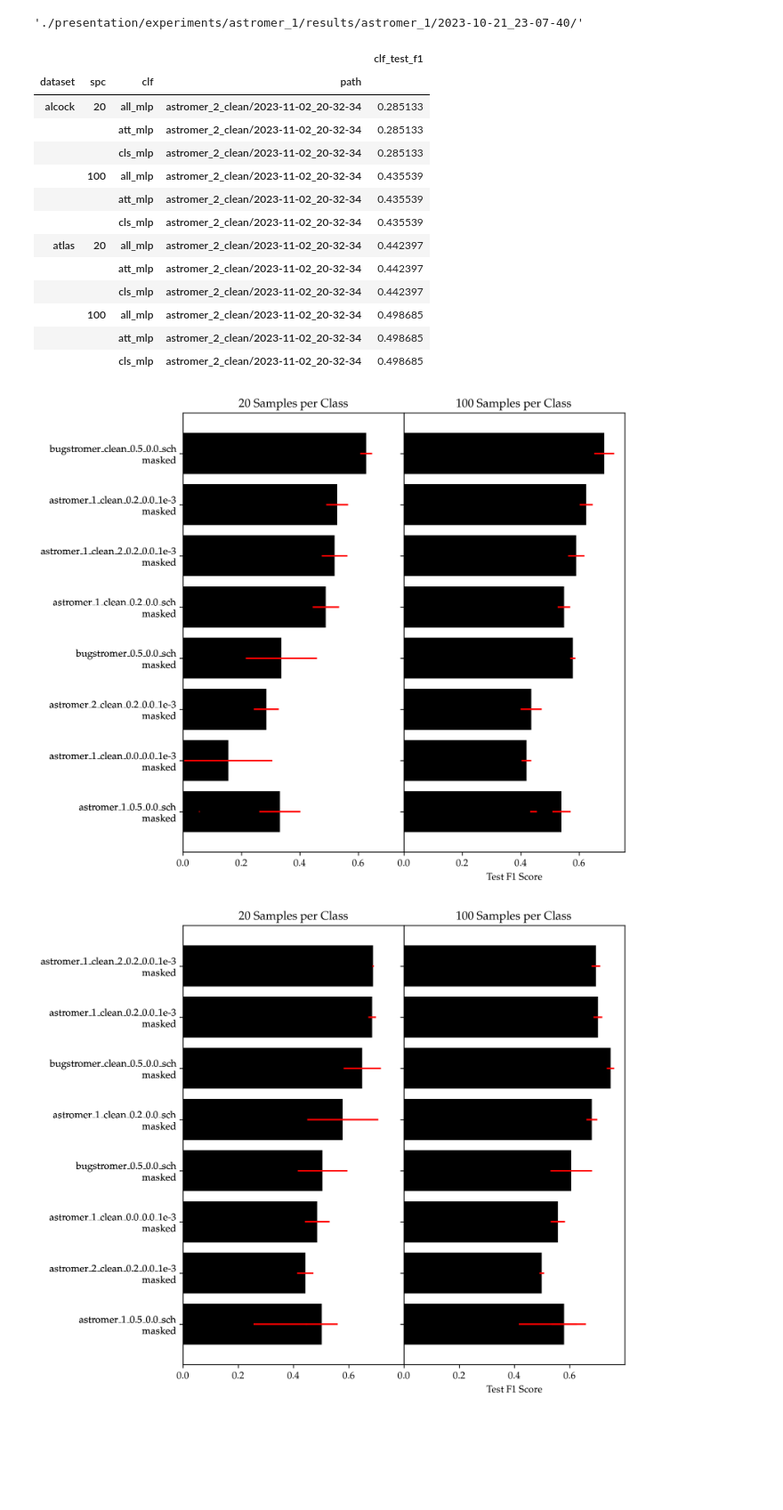
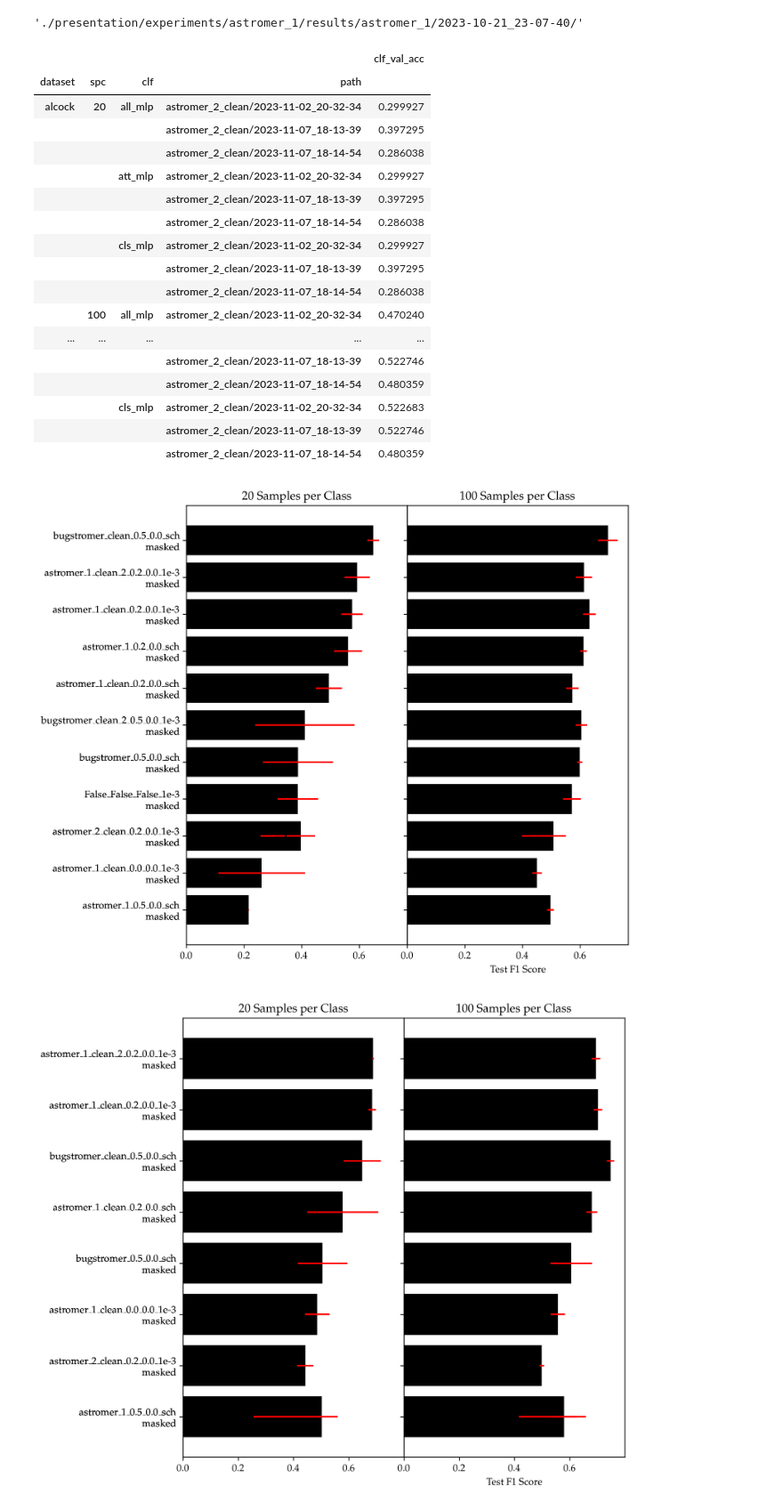
Before and after one commit to cridonoso/astromer, a Jupyter notebook: presentation/notebooks/comparing_models.ipynb, the cells around one changed output. Shown at 89% size. Saved outputs shown, nothing was run; the diff lists cells and outputs as text; code cells hidden in the pictures; blank space fills up the shorter version.

```diff
--- a/presentation/notebooks/comparing_models.ipynb
+++ b/presentation/notebooks/comparing_models.ipynb
@@ -57,8 +57,9 @@ tags = ['50\% Probed', '20\% Probed']
 # %%
 all_folders = []
 for f in folders:
-    all_folders+=glob(os.path.join(f, '*', '*'))
-del all_folders[-3]
+    partial = glob(os.path.join(f, '*', '*'))
+    all_folders+=partial
+# del all_folders[-3]
 all_folders
 # %% [output]
 ['./presentation/experiments/astromer_0/results/bugstromer_clean/2023-10-19_18-40-56',
@@ -162,22 +174,26 @@ for f in all_folders:
 clf_summary = pd.DataFrame(rows)
 # %%
 particular = clf_summary.query('path.str.contains("astromer_2")', engine='python')
-particular[['dataset', 'spc', 'clf', 'path', 'clf_test_f1']].groupby(['dataset', 'spc', 'clf', 'path']).mean()
+particular[['dataset', 'spc', 'clf', 'path', 'clf_val_acc']].groupby(['dataset', 'spc', 'clf', 'path']).mean()
 # %% [output]
-|  |  |  |  | clf_test_f1 |
+|  |  |  |  | clf_val_acc |
 | dataset | spc | clf | path |  |
-| alcock | 20 | all_mlp | astromer_2_clean/2023-11-02_20-32-34 | 0.285133 |
-|  |  | att_mlp | astromer_2_clean/2023-11-02_20-32-34 | 0.285133 |
-|  |  | cls_mlp | astromer_2_clean/2023-11-02_20-32-34 | 0.285133 |
-|  | 100 | all_mlp | astromer_2_clean/2023-11-02_20-32-34 | 0.435539 |
-|  |  | att_mlp | astromer_2_clean/2023-11-02_20-32-34 | 0.435539 |
-|  |  | cls_mlp | astromer_2_clean/2023-11-02_20-32-34 | 0.435539 |
-| atlas | 20 | all_mlp | astromer_2_clean/2023-11-02_20-32-34 | 0.442397 |
-|  |  | att_mlp | astromer_2_clean/2023-11-02_20-32-34 | 0.442397 |
-|  |  | cls_mlp | astromer_2_clean/2023-11-02_20-32-34 | 0.442397 |
-|  | 100 | all_mlp | astromer_2_clean/2023-11-02_20-32-34 | 0.498685 |
-|  |  | att_mlp | astromer_2_clean/2023-11-02_20-32-34 | 0.498685 |
-|  |  | cls_mlp | astromer_2_clean/2023-11-02_20-32-34 | 0.498685 |
+| alcock | 20 | all_mlp | astromer_2_clean/2023-11-02_20-32-34 | 0.299927 |
+|  |  |  | astromer_2_clean/2023-11-07_18-13-39 | 0.397295 |
+|  |  |  | astromer_2_clean/2023-11-07_18-14-54 | 0.286038 |
+|  |  | att_mlp | astromer_2_clean/2023-11-02_20-32-34 | 0.299927 |
+|  |  |  | astromer_2_clean/2023-11-07_18-13-39 | 0.397295 |
+|  |  |  | astromer_2_clean/2023-11-07_18-14-54 | 0.286038 |
+|  |  | cls_mlp | astromer_2_clean/2023-11-02_20-32-34 | 0.299927 |
+|  |  |  | astromer_2_clean/2023-11-07_18-13-39 | 0.397295 |
+|  |  |  | astromer_2_clean/2023-11-07_18-14-54 | 0.286038 |
+|  | 100 | all_mlp | astromer_2_clean/2023-11-02_20-32-34 | 0.470240 |
+| ... | ... | ... | ... | ... |
+|  |  |  | astromer_2_clean/2023-11-07_18-13-39 | 0.522746 |
+|  |  |  | astromer_2_clean/2023-11-07_18-14-54 | 0.480359 |
+|  |  | cls_mlp | astromer_2_clean/2023-11-02_20-32-34 | 0.522683 |
+|  |  |  | astromer_2_clean/2023-11-07_18-13-39 | 0.522746 |
+|  |  |  | astromer_2_clean/2023-11-07_18-14-54 | 0.480359 |
 # %%
 df_summary = clf_summary.groupby(['spc', 'dataset', 'clf', 'path', 'ft_name']).mean().reset_index()
 df_summary_std = clf_summary.groupby(['spc', 'dataset', 'clf', 'path', 'ft_name']).std().reset_index()
@@ -199,24 +215,24 @@ result['label'] = result.apply(lambda x: '{}_{}_{}_{}\n {}'.format(x['exp_name']
 # %%
 fig, axes = plt.subplots(1, 2, figsize=(8, 8), sharex=True, dpi=300, sharey=True, gridspec_kw={'wspace':0.0})
 
 # axes[0].set_title('Alcock')
 axes[-1].set_xlabel('Test F1 Score')
 for k, spc in enumerate([20, 100]):
     cond = result[(result['dataset'] == 'alcock') & (result['spc']==spc)]
-    cond = cond.sort_values('clf_test_f1')
-    y = cond['clf_test_f1']
+    cond = cond.sort_values('clf_val_acc')
+    y = cond['clf_val_acc']
     y_err = cond['std_test_f1']
     x = cond['label']
 
     axes[k].barh(x, y, xerr=y_err, color='k', error_kw={'ecolor':'red'})
     axes[k].set_yticks(x)
     ax2 = axes[k].twinx()
     ax2.set_yticks([])
     ax2.set_title('{} Samples per Class'.format(spc))
 
     ax2.yaxis.tick_right()
 # %% [output]
-[figure, old version]
+[figure, new version]
 # %%
 fig, axes = plt.subplots(1, 2, figsize=(8, 8), sharex=True, dpi=300, sharey=True, gridspec_kw={'wspace':0.0})
 # axes[0].set_title('Atlas')
```
Also changed, not shown: parts of 5 cells of this notebook, 10 other files.
